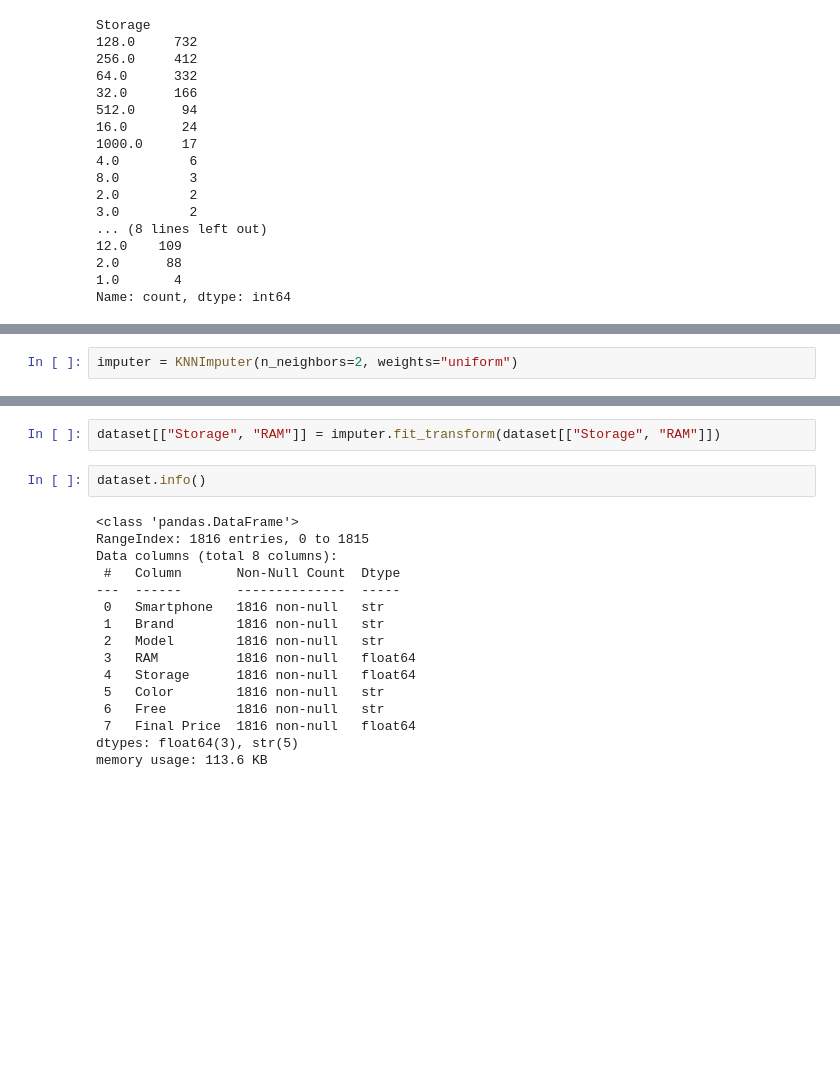
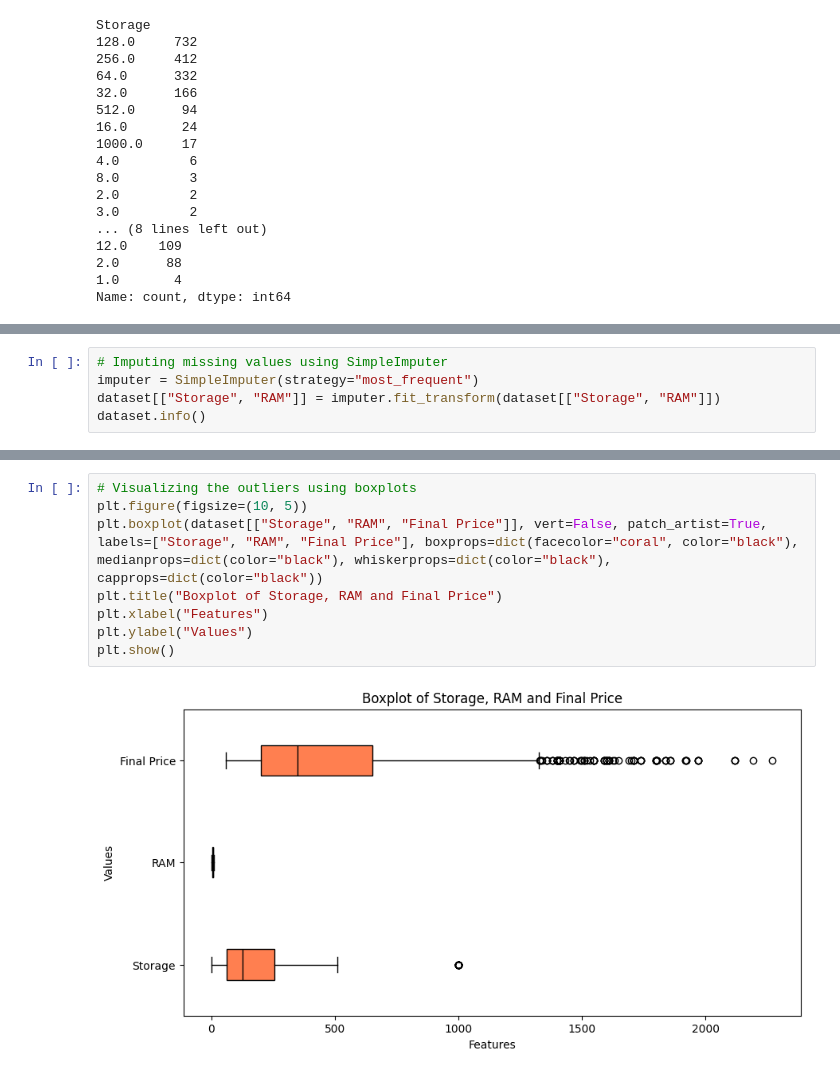
Before and after one commit to carmele9/smathphone_price, a Jupyter notebook: preprocessing/preprocessing.ipynb, the cells around one changed output, grey strips where cells are left out. Drawn from its saved outputs; the diff is of its cells as text; blank space fills up the shorter version.

```diff
--- a/preprocessing/preprocessing.ipynb
+++ b/preprocessing/preprocessing.ipynb
@@ -108,4 +105,7 @@ missing_values(dataset)
 | Free | 0 | 0.000000 |
 | Final Price | 0 | 0.000000 |
 # %%
-imputer = KNNImputer(n_neighbors=2, weights="uniform")
+# Imputing missing values using SimpleImputer
+imputer = SimpleImputer(strategy="most_frequent")
+dataset[["Storage", "RAM"]] = imputer.fit_transform(dataset[["Storage", "RAM"]])
+dataset.info()
@@ -112,20 +128,10 @@ imputer = KNNImputer(n_neighbors=2, weights="uniform")
-# %%
-dataset[["Storage", "RAM"]] = imputer.fit_transform(dataset[["Storage", "RAM"]])
-# %%
-dataset.info()
-# %% [output]
-<class 'pandas.DataFrame'>
-RangeIndex: 1816 entries, 0 to 1815
-Data columns (total 8 columns):
- #   Column       Non-Null Count  Dtype
----  ------       --------------  -----
- 0   Smartphone   1816 non-null   str
- 1   Brand        1816 non-null   str
- 2   Model        1816 non-null   str
- 3   RAM          1816 non-null   float64
- 4   Storage      1816 non-null   float64
- 5   Color        1816 non-null   str
- 6   Free         1816 non-null   str
- 7   Final Price  1816 non-null   float64
-dtypes: float64(3), str(5)
-memory usage: 113.6 KB
+# %%
+# Visualizing the outliers using boxplots
+plt.figure(figsize=(10, 5))
+plt.boxplot(dataset[["Storage", "RAM", "Final Price"]], vert=False, patch_artist=True, labels=["Storage", "RAM", "Final Price"], boxprops=dict(facecolor="coral", color="black"), medianprops=dict(color="black"), whiskerprops=dict(color="black"), capprops=dict(color="black"))
+plt.title("Boxplot of Storage, RAM and Final Price")
+plt.xlabel("Features")
+plt.ylabel("Values")
+plt.show()
+# %% [output]
+[figure, added]
```
Also changed, not shown: parts of 16 cells of this notebook, 2 other files.
